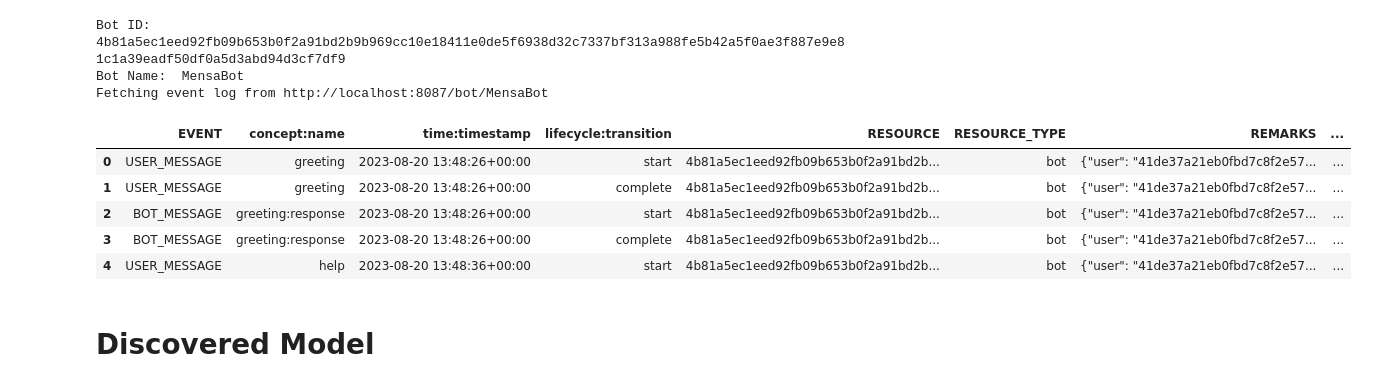
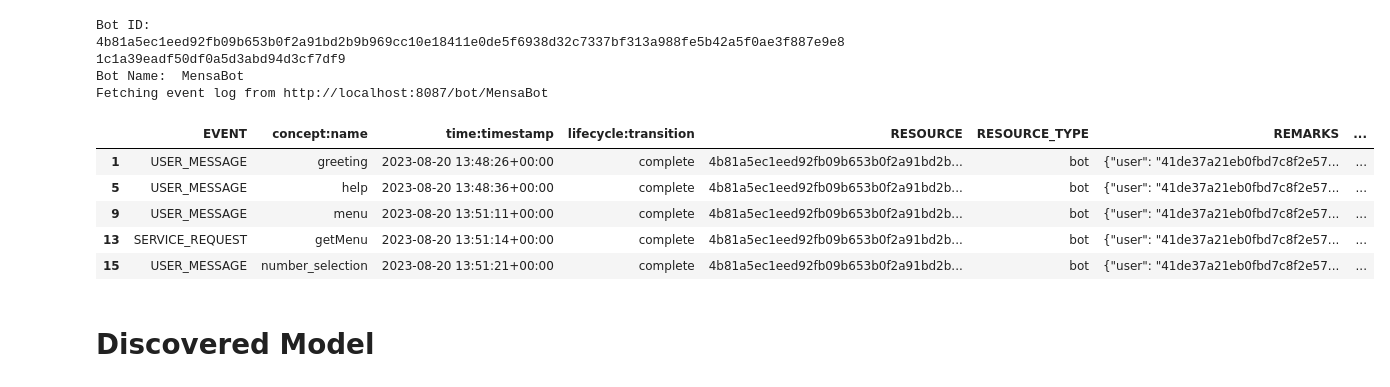
Before and after one commit to rwth-acis/process-mining-for-bots, a Jupyter notebook: visualize.log.ipynb, the cells around one changed output. Saved outputs shown, nothing was run; the diff lists cells and outputs as text; code cells hidden in the pictures.

```diff
--- a/visualize.log.ipynb
+++ b/visualize.log.ipynb
@@ -21,25 +24,24 @@ def getBotInfo(endpoint="http://localhost:8080/SBFManager"):
 # %%
 bot_manager_endpoint = "http://localhost:8080/SBFManager"
 
 bot_id, bot_name = getBotInfo(bot_manager_endpoint)
 print("Bot ID: ", bot_id)
 print("Bot Name: ", bot_name)
 event_log_generator_endpoint = "http://localhost:8087"
 
-log,_ = cc.fetch_event_log(bot_name, event_log_generator_endpoint)
-if not "head" in dir(log):
-    print("Could not fetch event log")
-    exit(1)
+log = utilities.fetch_event_log(bot_name, event_log_generator_endpoint)
+if log is None:
+    raise ValueError("Event log not found")
 log.head()
 # %% [output]
 Bot ID:  4b81a5ec1eed92fb09b653b0f2a91bd2b9b969cc10e18411e0de5f6938d32c7337bf313a988fe5b42a5f0ae3f887e9e81c1a39eadf50df0a5d3abd94d3cf7df9
 Bot Name:  MensaBot
 Fetching event log from http://localhost:8087/bot/MensaBot
 |  | EVENT | concept:name | time:timestamp | lifecycle:transition | RESOURCE | RESOURCE_TYPE | REMARKS | ... |
-| 0 | USER_MESSAGE | greeting | 2023-08-20 13:48:26+00:00 | start | 4b81a5ec1eed92fb09b653b0f2a91bd2b... | bot | {"user": "41de37a21eb0fbd7c8f2e57... | ... |
 | 1 | USER_MESSAGE | greeting | 2023-08-20 13:48:26+00:00 | complete | 4b81a5ec1eed92fb09b653b0f2a91bd2b... | bot | {"user": "41de37a21eb0fbd7c8f2e57... | ... |
-| 2 | BOT_MESSAGE | greeting:response | 2023-08-20 13:48:26+00:00 | start | 4b81a5ec1eed92fb09b653b0f2a91bd2b... | bot | {"user": "41de37a21eb0fbd7c8f2e57... | ... |
-| 3 | BOT_MESSAGE | greeting:response | 2023-08-20 13:48:26+00:00 | complete | 4b81a5ec1eed92fb09b653b0f2a91bd2b... | bot | {"user": "41de37a21eb0fbd7c8f2e57... | ... |
-| 4 | USER_MESSAGE | help | 2023-08-20 13:48:36+00:00 | start | 4b81a5ec1eed92fb09b653b0f2a91bd2b... | bot | {"user": "41de37a21eb0fbd7c8f2e57... | ... |
+| 5 | USER_MESSAGE | help | 2023-08-20 13:48:36+00:00 | complete | 4b81a5ec1eed92fb09b653b0f2a91bd2b... | bot | {"user": "41de37a21eb0fbd7c8f2e57... | ... |
+| 9 | USER_MESSAGE | menu | 2023-08-20 13:51:11+00:00 | complete | 4b81a5ec1eed92fb09b653b0f2a91bd2b... | bot | {"user": "41de37a21eb0fbd7c8f2e57... | ... |
+| 13 | SERVICE_REQUEST | getMenu | 2023-08-20 13:51:14+00:00 | complete | 4b81a5ec1eed92fb09b653b0f2a91bd2b... | bot | {"user": "41de37a21eb0fbd7c8f2e57... | ... |
+| 15 | USER_MESSAGE | number_selection | 2023-08-20 13:51:21+00:00 | complete | 4b81a5ec1eed92fb09b653b0f2a91bd2b... | bot | {"user": "41de37a21eb0fbd7c8f2e57... | ... |
 # %% [markdown]
 # Discovered Model
```
Also changed, not shown: parts of 8 cells of this notebook, 3 other files.
